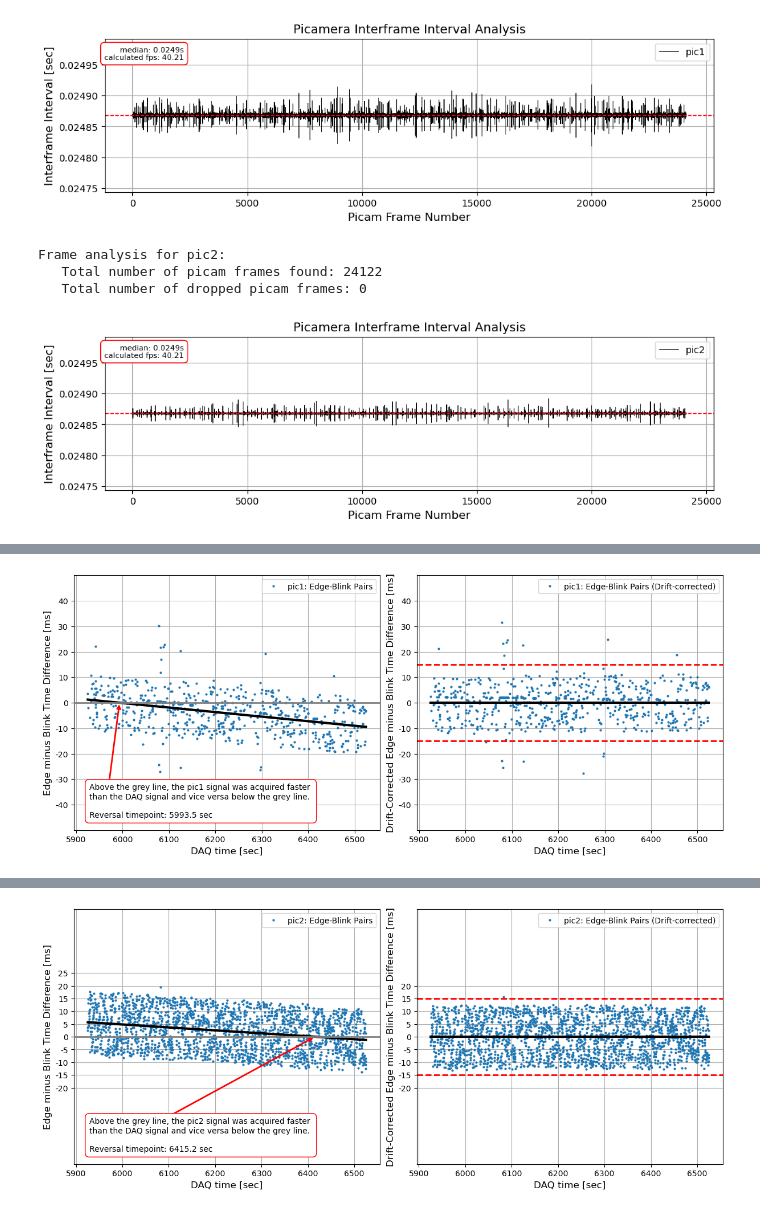
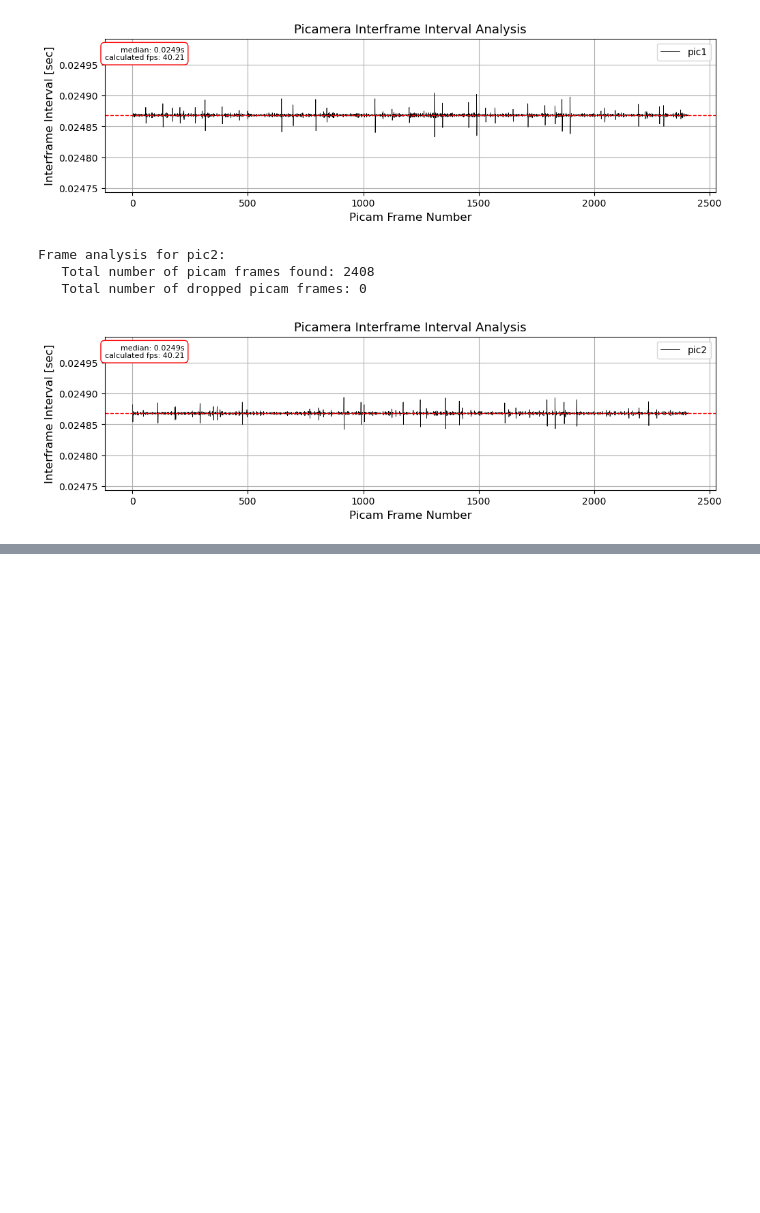
Before and after one commit to chgebhardt/picam_sync_neuro, a Jupyter notebook: code/sync_code/analysis_pipeline.ipynb, the cells around one changed output, grey strips where cells are left out. Drawn from its saved outputs; the diff is of its cells as text; code cells hidden in the pictures; blank space fills up the shorter version.

```diff
--- a/code/sync_code/analysis_pipeline.ipynb
+++ b/code/sync_code/analysis_pipeline.ipynb
@@ -9,10 +9,10 @@ from modules import daq_data_loader
 from modules import sync_daq_picam
 
 user = getpass.getuser()
-datadir    = '/home/' + user + '/Desktop/picam_sync_neuro/testdata/'
-#datadir    = '/media/' + user + '/DATA/picam_sync_neuro/testdata/'
+#datadir    = '/home/' + user + '/Desktop/picam_sync_neuro/testdata/'
+datadir    = '/media/' + user + '/DATA/picam_sync_neuro/testdata/'
 
-expID      = '20241216_e01'
+expID      = '20250226_e01'
 
 picam_dict = picam_data_loader.load_picam_data(datadir, expID, verbose=True)
 picam_dict = picam_data_analysis.analyze_picam_times(datadir, expID, picam_dict, verbose=True)
@@ -42,6 +42,6 @@ Frame analysis for pic1:
    Total number of dropped picam frames: 0
-[figure, old version]
+[figure, new version]
 Frame analysis for pic2:
-   Total number of picam frames found: 24122
+   Total number of picam frames found: 2408
    Total number of dropped picam frames: 0
-[figure, old version]
+[figure, new version]
@@ -67 +60,0 @@ Frame analysis for pic2:
-[figure, removed]
@@ -75 +61,0 @@ Frame analysis for pic2:
-[figure, removed]
```
Also changed, not shown: parts of 5 cells of this notebook, 1 other file.
